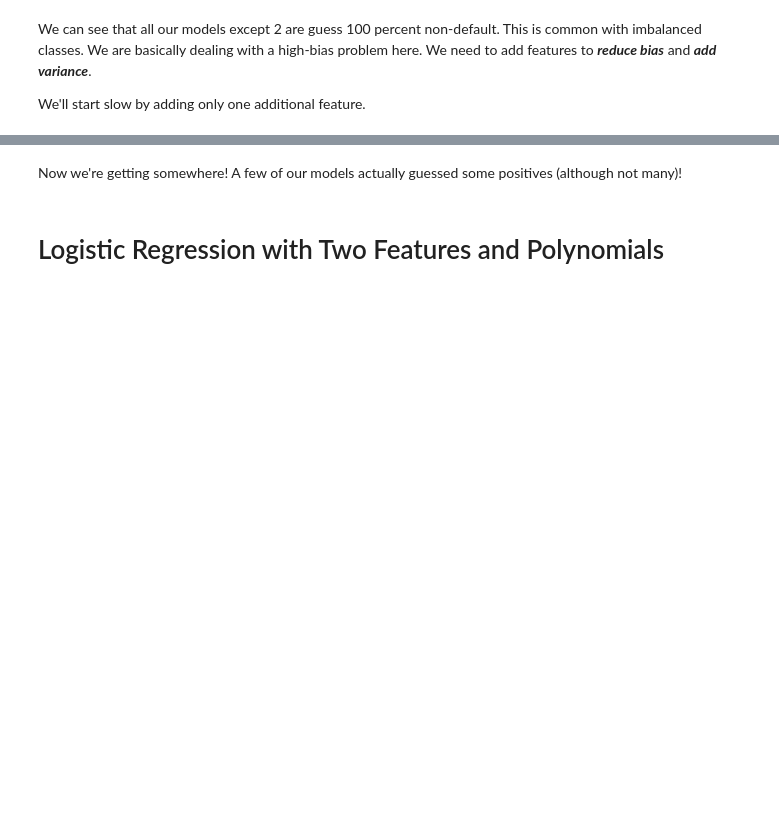
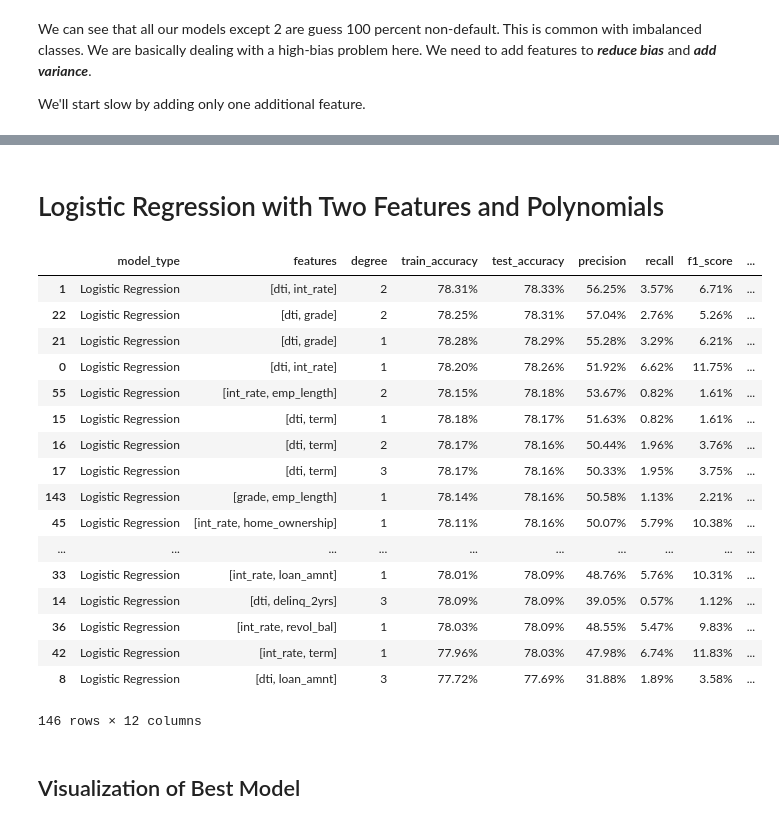
Before and after one commit to bfitzpa5/Metis_Projects, a Jupyter notebook: 03-mcnulty/mcnulty_modeling.ipynb, the cells around one changed output, grey strips where cells are left out. Saved outputs shown, nothing was run; the diff lists cells and outputs as text; code cells hidden in the pictures; blank space fills up the shorter version.

Commit message:
Added pipeline functionsa and attempted model visual for mcnulty

```diff
--- a/03-mcnulty/mcnulty_modeling.ipynb
+++ b/03-mcnulty/mcnulty_modeling.ipynb
@@ -92,7 +90,3 @@ independents = [
      'emp_length_8 years', 'emp_length_9 years', 'emp_length_< 1 year', 'emp_length_Not provided']
 ]
 dependent = 'default'
-# %%
-features = independents[0]
-X, y = df.loc[:, features], df.loc[:, dependent]
-X_train, X_test, y_train, y_test = train_test_split(X, y, test_size=0.2, random_state=42)
@@ -127,9 +113,9 @@ def log_clf_model(results, model, model_type, X, y, features, degree=1):
     X_train, X_test, y_train, y_test = train_test_split(X, y, test_size=0.2, random_state=11,
                                                         stratify=y)
     model.fit(X_train, y_train)
-    train_accuracy = clf.score(X_train, y_train)
-    test_accuracy = clf.score(X_test, y_test)
-    y_hat = clf.predict(X_test)
+    train_accuracy = model.score(X_train, y_train)
+    test_accuracy = model.score(X_test, y_test)
+    y_hat = model.predict(X_test)
     precision = metrics.precision_score(y_test, y_hat)
     recall = metrics.recall_score(y_test, y_hat)
     f1 = metrics.f1_score(y_test, y_hat)
@@ -237,4 +181,2 @@ log_clf_model(results, clf, 'Logistic Regression', X, y, 'bias')
-# %% [markdown]
-Now we're getting somewhere! A few of our models actually guessed some positives (although not many)!
 # %% [markdown]
 # Logistic Regression with Two Features and Polynomials
@@ -240,0 +232,54 @@ Now we're getting somewhere! A few of our models actually guessed some positives
+# %%
+independents = {'dti': 'numeric',
+                'int_rate': 'numeric',
+                'annual_inc': 'numeric',
+                'loan_amnt': 'numeric',
+                'revol_bal': 'numeric',
+                'delinq_2yrs': 'numeric',
+                'term': 'dummy',
+                'home_ownership': 'dummy',
+                'grade': 'dummy',
+                'purpose': 'dummy',
+                'emp_length': 'dummy'}
+dependent = 'default'
+# %%
+results = list()
+for features_tuple in itertools.combinations(list(independents.keys()), 2):
+    features = list(features_tuple)
+    if independents[features[0]] == 'dummy' and independents[features[1]] == 'dummy':
+        clf = LogisticRegression(solver='lbfgs')
+        pipeline = clf_pipeline(clf, features, degree)
+        log_clf_model(results, pipeline, 'Logistic Regression', df, y, features, 1)
+    else:
+        for degree in range(1, 4):
+            clf = LogisticRegression(solver='lbfgs')
+            pipeline = clf_pipeline(clf, features, degree)
+            log_clf_model(results, pipeline, 'Logistic Regression', df, y, features, degree)
+# Let's also add a bias model
+X = np.ones((df.shape[0], 1))
+y = df.loc[:, dependent]
+clf = LogisticRegression(solver='lbfgs')
+log_clf_model(results, clf, 'Logistic Regression', X, y, 'bias')
+(results_to_df(results)
+ .pipe(scores_formatted))
+# %% [output]
+|  | model_type | features | degree | train_accuracy | test_accuracy | precision | recall | f1_score | ... |
+| 1 | Logistic Regression | [dti, int_rate] | 2 | 78.31% | 78.33% | 56.25% | 3.57% | 6.71% | ... |
+| 22 | Logistic Regression | [dti, grade] | 2 | 78.25% | 78.31% | 57.04% | 2.76% | 5.26% | ... |
+| 21 | Logistic Regression | [dti, grade] | 1 | 78.28% | 78.29% | 55.28% | 3.29% | 6.21% | ... |
+| 0 | Logistic Regression | [dti, int_rate] | 1 | 78.20% | 78.26% | 51.92% | 6.62% | 11.75% | ... |
+| 55 | Logistic Regression | [int_rate, emp_length] | 2 | 78.15% | 78.18% | 53.67% | 0.82% | 1.61% | ... |
+| 15 | Logistic Regression | [dti, term] | 1 | 78.18% | 78.17% | 51.63% | 0.82% | 1.61% | ... |
+| 16 | Logistic Regression | [dti, term] | 2 | 78.17% | 78.16% | 50.44% | 1.96% | 3.76% | ... |
+| 17 | Logistic Regression | [dti, term] | 3 | 78.17% | 78.16% | 50.33% | 1.95% | 3.75% | ... |
+| 143 | Logistic Regression | [grade, emp_length] | 1 | 78.14% | 78.16% | 50.58% | 1.13% | 2.21% | ... |
+| 45 | Logistic Regression | [int_rate, home_ownership] | 1 | 78.11% | 78.16% | 50.07% | 5.79% | 10.38% | ... |
+| ... | ... | ... | ... | ... | ... | ... | ... | ... | ... |
+| 33 | Logistic Regression | [int_rate, loan_amnt] | 1 | 78.01% | 78.09% | 48.76% | 5.76% | 10.31% | ... |
+| 14 | Logistic Regression | [dti, delinq_2yrs] | 3 | 78.09% | 78.09% | 39.05% | 0.57% | 1.12% | ... |
+| 36 | Logistic Regression | [int_rate, revol_bal] | 1 | 78.03% | 78.09% | 48.55% | 5.47% | 9.83% | ... |
+| 42 | Logistic Regression | [int_rate, term] | 1 | 77.96% | 78.03% | 47.98% | 6.74% | 11.83% | ... |
+| 8 | Logistic Regression | [dti, loan_amnt] | 3 | 77.72% | 77.69% | 31.88% | 1.89% | 3.58% | ... |
+146 rows × 12 columns
+# %% [markdown]
+## Visualization of Best Model
```
Also changed, not shown: parts of 16 cells of this notebook.
